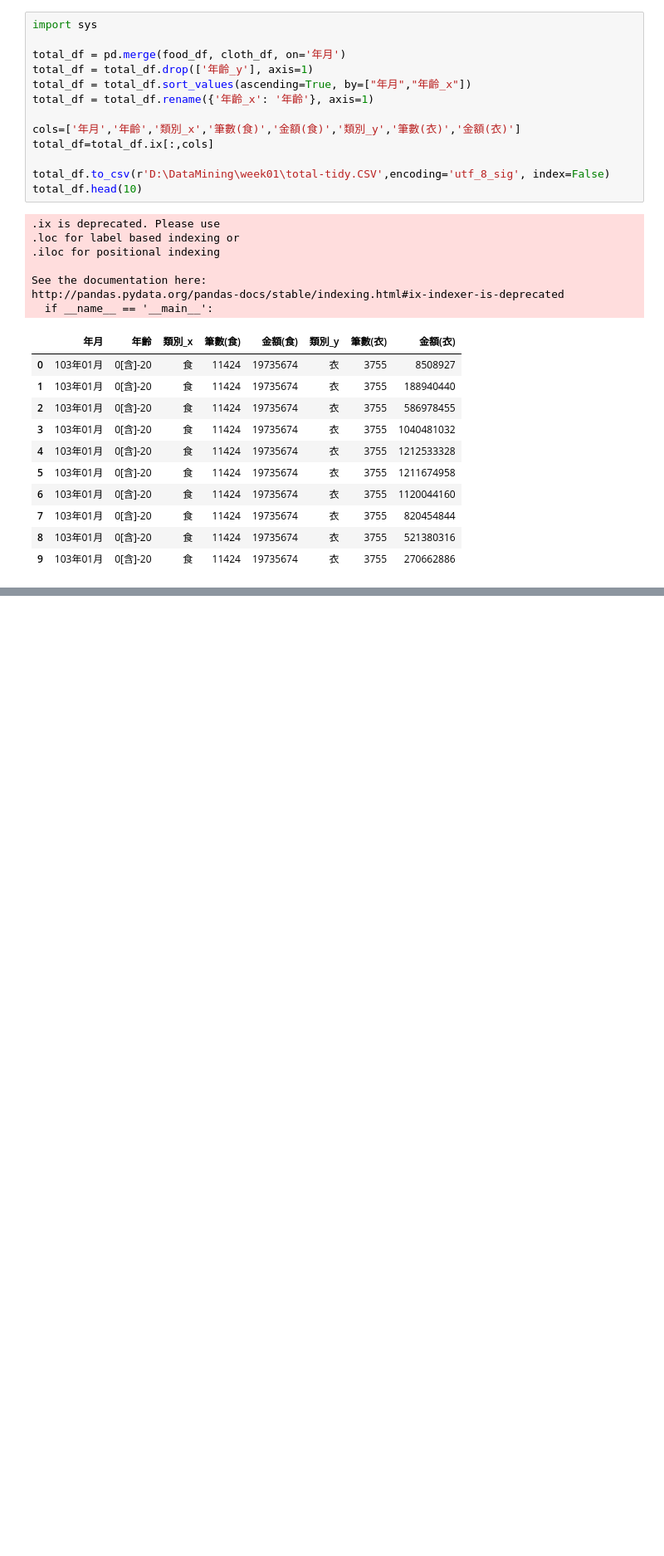
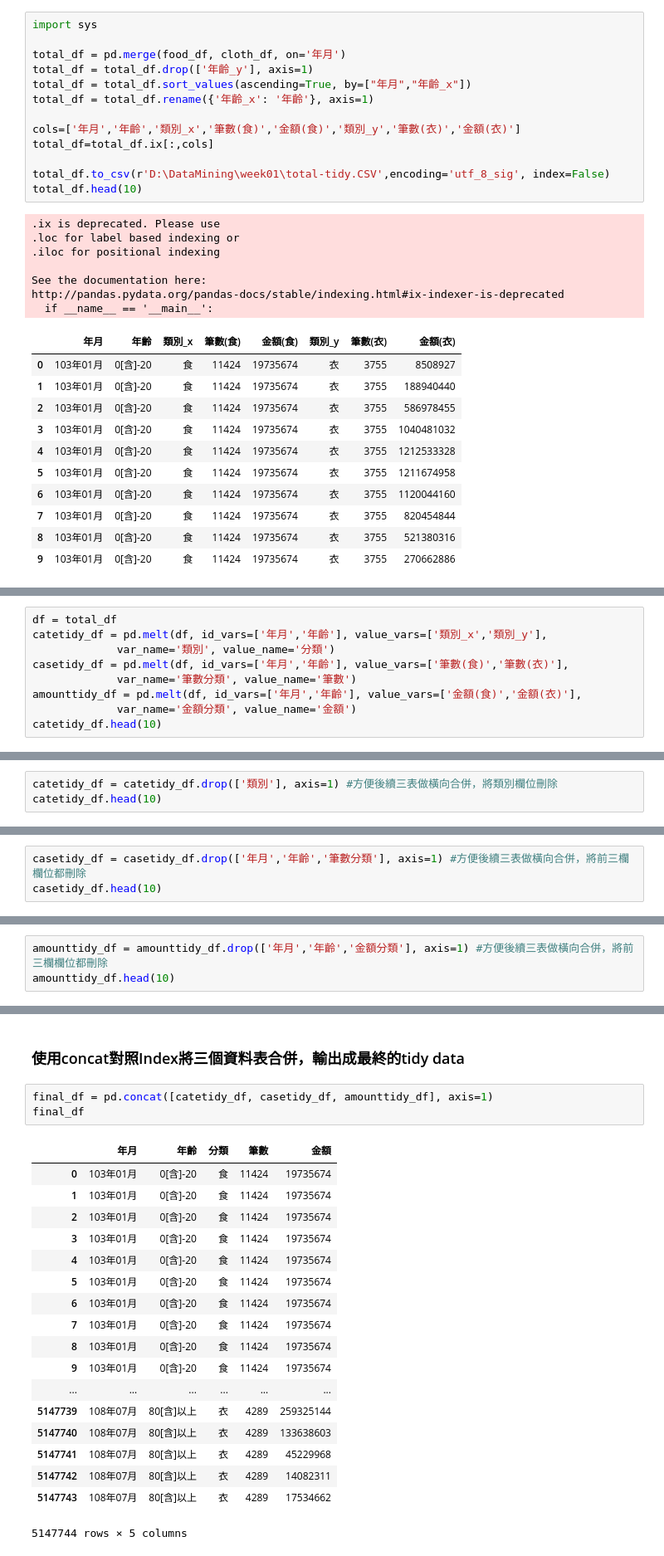
Before and after one commit to acgangel/Data-Mining, a Jupyter notebook: week01/Tidy Data.ipynb, the cells around one changed output, grey strips where cells are left out. Shown at 83% size. Drawn from its saved outputs; the diff is of its cells as text; blank space fills up the shorter version.

Commit message:
Update Tidy Data for final version

```diff
--- a/week01/Tidy Data.ipynb
+++ b/week01/Tidy Data.ipynb
@@ -218,0 +226,9 @@ http://pandas.pydata.org/pandas-docs/stable/indexing.html#ix-indexer-is-deprecat
+# %%
+df = total_df
+catetidy_df = pd.melt(df, id_vars=['年月','年齡'], value_vars=['類別_x','類別_y'],
+             var_name='類別', value_name='分類')
+casetidy_df = pd.melt(df, id_vars=['年月','年齡'], value_vars=['筆數(食)','筆數(衣)'],
+             var_name='筆數分類', value_name='筆數')
+amounttidy_df = pd.melt(df, id_vars=['年月','年齡'], value_vars=['金額(食)','金額(衣)'],
+             var_name='金額分類', value_name='金額')
+catetidy_df.head(10)
@@ -218,0 +247,3 @@ http://pandas.pydata.org/pandas-docs/stable/indexing.html#ix-indexer-is-deprecat
+# %%
+catetidy_df = catetidy_df.drop(['類別'], axis=1) #方便後續三表做橫向合併，將類別欄位刪除
+catetidy_df.head(10)
@@ -218,0 +278,3 @@ http://pandas.pydata.org/pandas-docs/stable/indexing.html#ix-indexer-is-deprecat
+# %%
+casetidy_df = casetidy_df.drop(['年月','年齡','筆數分類'], axis=1) #方便後續三表做橫向合併，將前三欄欄位都刪除
+casetidy_df.head(10)
@@ -218,0 +309,3 @@ http://pandas.pydata.org/pandas-docs/stable/indexing.html#ix-indexer-is-deprecat
+# %%
+amounttidy_df = amounttidy_df.drop(['年月','年齡','金額分類'], axis=1) #方便後續三表做橫向合併，將前三欄欄位都刪除
+amounttidy_df.head(10)
@@ -218,0 +324,24 @@ http://pandas.pydata.org/pandas-docs/stable/indexing.html#ix-indexer-is-deprecat
+# %% [markdown]
+### 使用concat對照Index將三個資料表合併，輸出成最終的tidy data
+# %%
+final_df = pd.concat([catetidy_df, casetidy_df, amounttidy_df], axis=1)
+final_df
+# %% [output]
+|  | 年月 | 年齡 | 分類 | 筆數 | 金額 |
+| 0 | 103年01月 | 0[含]-20 | 食 | 11424 | 19735674 |
+| 1 | 103年01月 | 0[含]-20 | 食 | 11424 | 19735674 |
+| 2 | 103年01月 | 0[含]-20 | 食 | 11424 | 19735674 |
+| 3 | 103年01月 | 0[含]-20 | 食 | 11424 | 19735674 |
+| 4 | 103年01月 | 0[含]-20 | 食 | 11424 | 19735674 |
+| 5 | 103年01月 | 0[含]-20 | 食 | 11424 | 19735674 |
+| 6 | 103年01月 | 0[含]-20 | 食 | 11424 | 19735674 |
+| 7 | 103年01月 | 0[含]-20 | 食 | 11424 | 19735674 |
+| 8 | 103年01月 | 0[含]-20 | 食 | 11424 | 19735674 |
+| 9 | 103年01月 | 0[含]-20 | 食 | 11424 | 19735674 |
+| ... | ... | ... | ... | ... | ... |
+| 5147739 | 108年07月 | 80[含]以上 | 衣 | 4289 | 259325144 |
+| 5147740 | 108年07月 | 80[含]以上 | 衣 | 4289 | 133638603 |
+| 5147741 | 108年07月 | 80[含]以上 | 衣 | 4289 | 45229968 |
+| 5147742 | 108年07月 | 80[含]以上 | 衣 | 4289 | 14082311 |
+| 5147743 | 108年07月 | 80[含]以上 | 衣 | 4289 | 17534662 |
+5147744 rows × 5 columns
```
Also changed, not shown: parts of 16 cells of this notebook, 1 other file.
